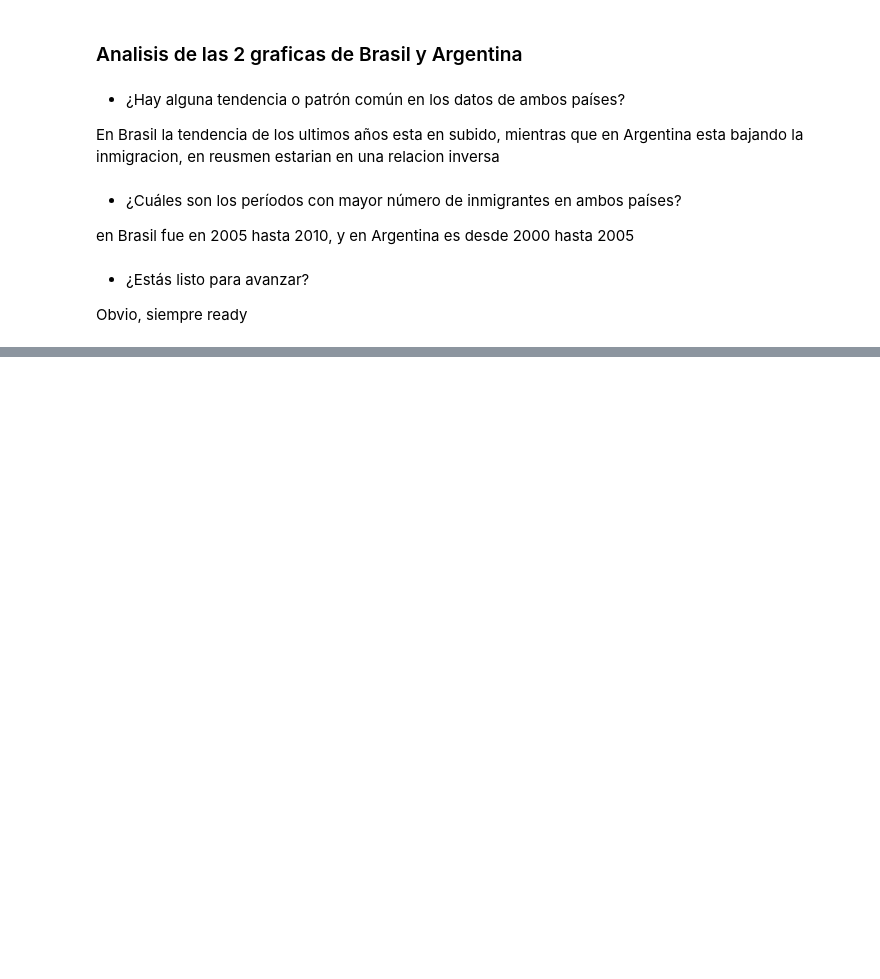
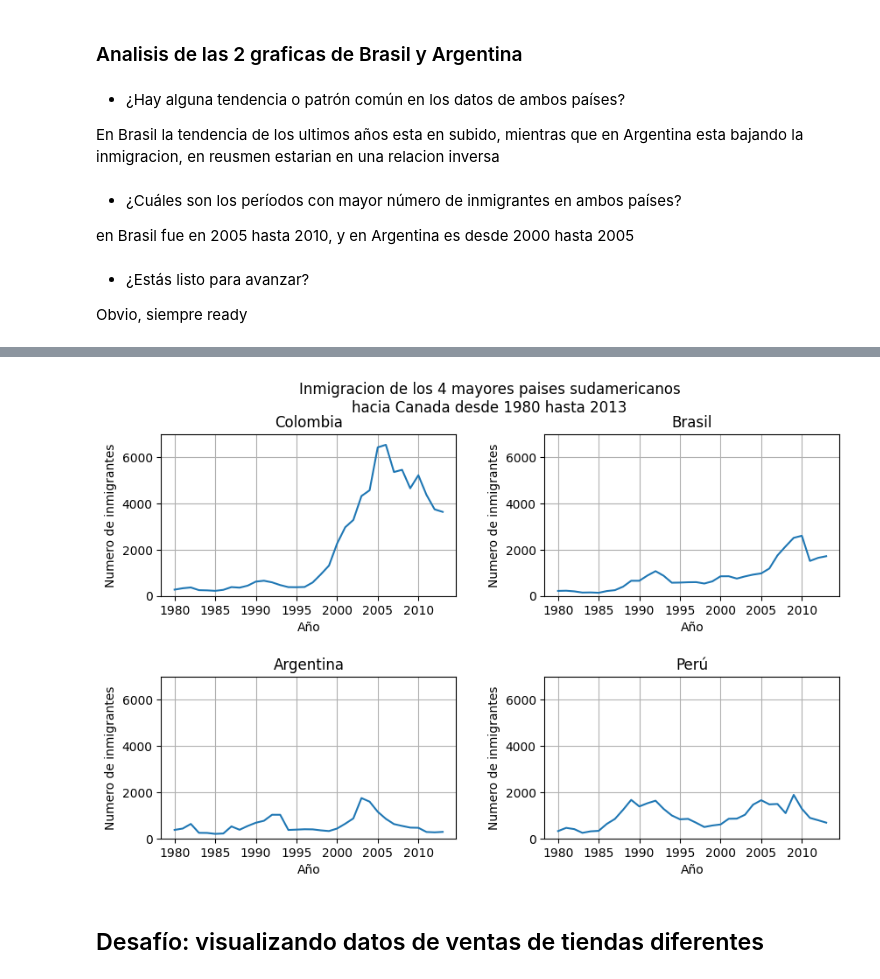
Before and after one commit to Basurero2/Visualizaci0n-de-datos-creando-graficos-con-bibliotecas-de-Python, a Jupyter notebook: Visualización_de_datos_creando_gráficos_con_bibliotecas_de_Python.ipynb, the cells around one changed output, grey strips where cells are left out. Saved outputs shown, nothing was run; the diff lists cells and outputs as text; code cells hidden in the pictures; blank space fills up the shorter version.

```diff
--- a/Visualización_de_datos_creando_gráficos_con_bibliotecas_de_Python.ipynb
+++ b/Visualización_de_datos_creando_gráficos_con_bibliotecas_de_Python.ipynb
@@ -482,0 +588,40 @@ Obvio, siempre ready
+# %%
+fig, axs = plt.subplots(2,2,figsize=(10,6))   #lienzo con 2 filas, 2 columnas (4 graficas)
+fig.subplots_adjust(hspace=0.5, wspace=0.3)  #espacio entre graficas, en pulgadas, por defecto es 0.2
+#hspace : espacio vertical entre graficas
+#wspace : espacio horizontal entre grafica
+#valores : 0.5 significa que el espaciado será del 50% de la altura/anchura de la figura.
+
+
+fig.suptitle("Inmigracion de los 4 mayores paises sudamericanos\nhacia Canada desde 1980 hasta 2013")
+
+axs[0,0].plot(df.loc["Colombia", años])
+axs[0,0].set_title("Colombia")
+
+axs[0,1].plot(df.loc["Brasil", años])
+axs[0,1].set_title("Brasil")
+
+axs[1,0].plot(df.loc["Argentina", años])
+axs[1,0].set_title("Argentina")
+
+axs[1,1].plot(df.loc["Perú", años])
+axs[1,1].set_title("Perú")
+
+for ax in axs.flat:                                       #axs.flat : acceder a cada una de la graficas
+    ax.xaxis.set_major_locator(plt.MultipleLocator(5))    #grafica i los x ticks mostrar valores 5 en 5
+    ax.set_xlabel("Año")                                  #grafica i etiqueta eje x
+    ax.set_ylabel("Numero de inmigrantes")                #grafica i etiqueta eje y
+    ax.grid()
+
+ymin = 0
+ymax = 7000
+
+for ax in axs.ravel():       #ravel() : array multidimensional (lienzo 2x2) a unidimensional (lista 4 graficas)
+  ax.set_ylim(ymin, ymax)    #set_ylim : poner limites al valores eje y  (min, max), itera a las 4 graficas
+                             #para asi tener todos los graficos misma escala
+
+plt.show()
+# %% [output]
+[figure, added]
+# %% [markdown]
+## Desafío: visualizando datos de ventas de tiendas diferentes
```
Also changed, not shown: parts of 10 cells of this notebook.
